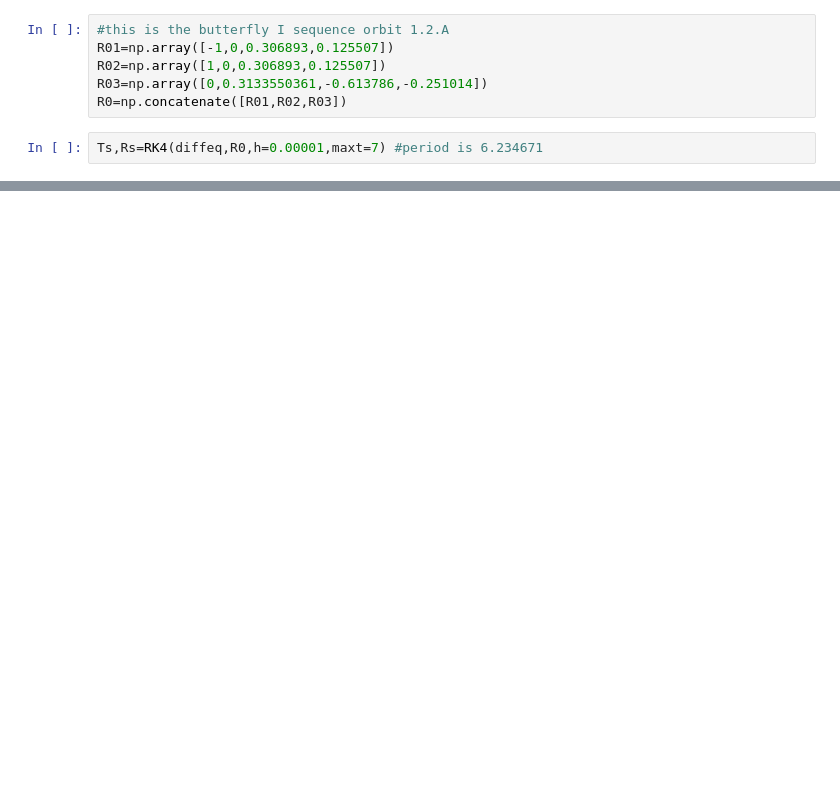
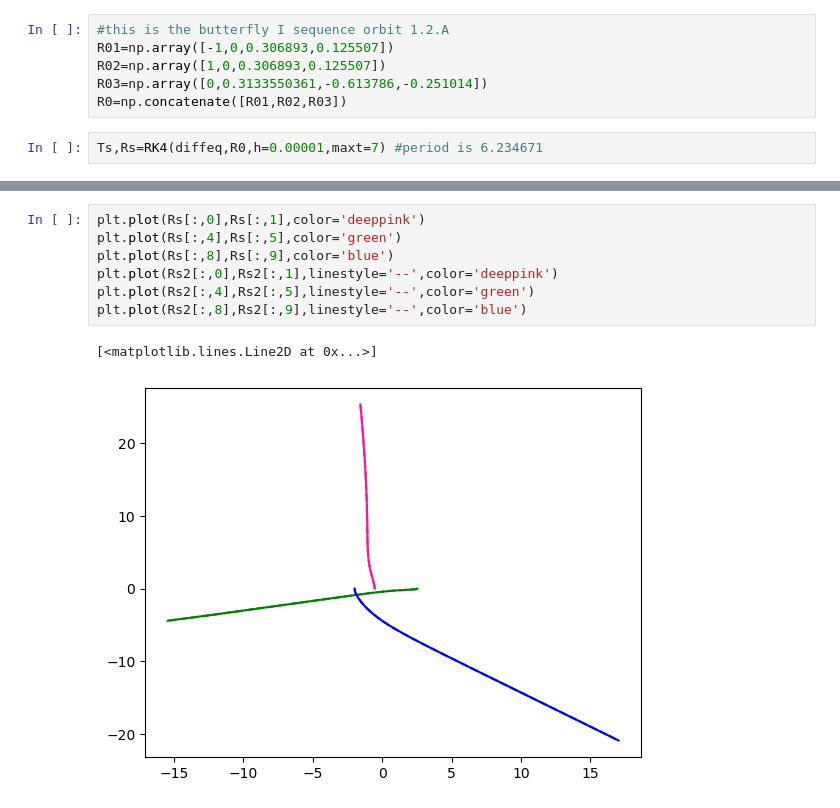
Before and after one commit to sarahedraves/Draves-GCComputationalAstrophysics, a Jupyter notebook: finalproject/12.4_scipyversion.ipynb, the cells around one changed output, grey strips where cells are left out. Saved outputs shown, nothing was run; the diff lists cells and outputs as text; blank space fills up the shorter version.

```diff
--- a/finalproject/12.4_scipyversion.ipynb
+++ b/finalproject/12.4_scipyversion.ipynb
@@ -122,0 +171,10 @@ plt.plot(Rs3[:,8],Rs3[:,9],linestyle=':',color='blue')
+# %%
+plt.plot(Rs[:,0],Rs[:,1],color='deeppink')
+plt.plot(Rs[:,4],Rs[:,5],color='green')
+plt.plot(Rs[:,8],Rs[:,9],color='blue')
+plt.plot(Rs2[:,0],Rs2[:,1],linestyle='--',color='deeppink')
+plt.plot(Rs2[:,4],Rs2[:,5],linestyle='--',color='green')
+plt.plot(Rs2[:,8],Rs2[:,9],linestyle='--',color='blue')
+# %% [output]
+[<matplotlib.lines.Line2D at 0x...>]
+[figure, added]
```
Also changed, not shown: parts of 16 cells of this notebook, 3 other files.
